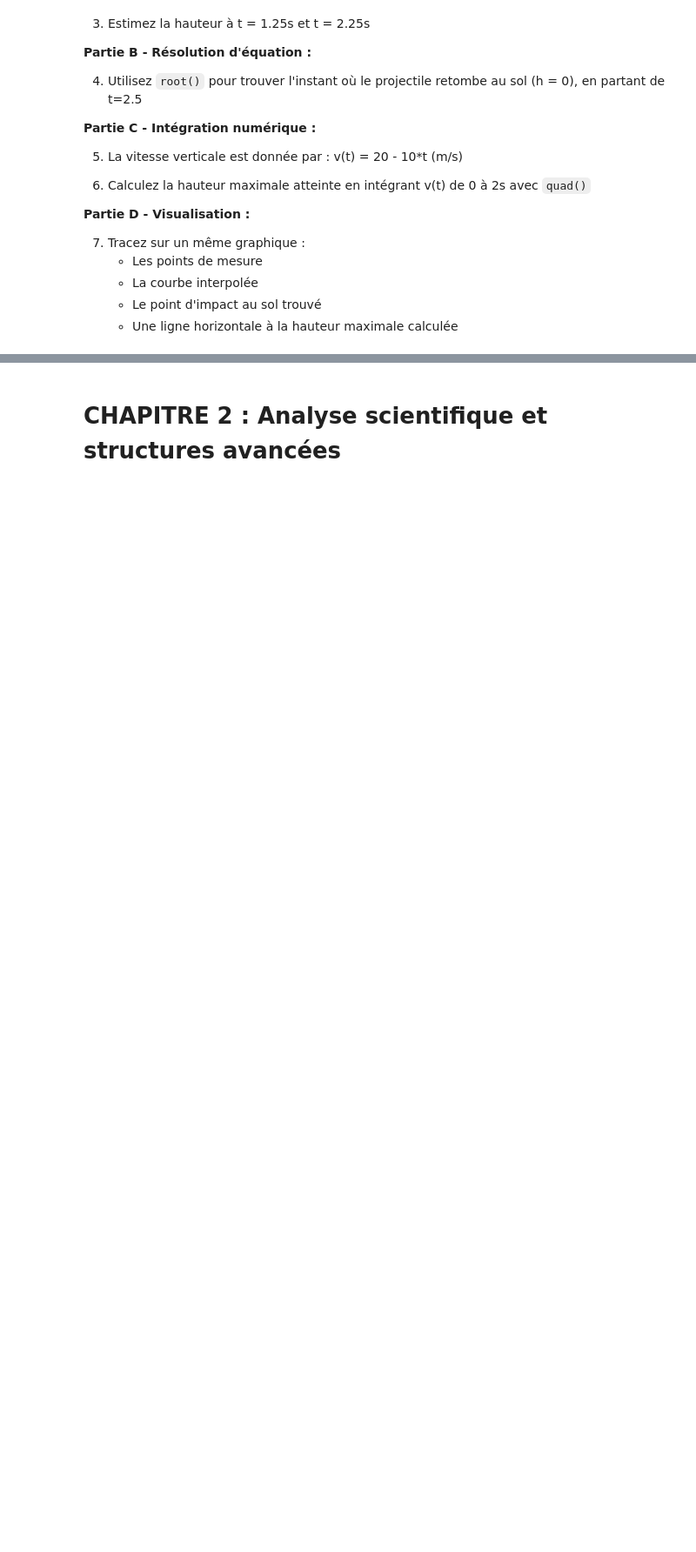
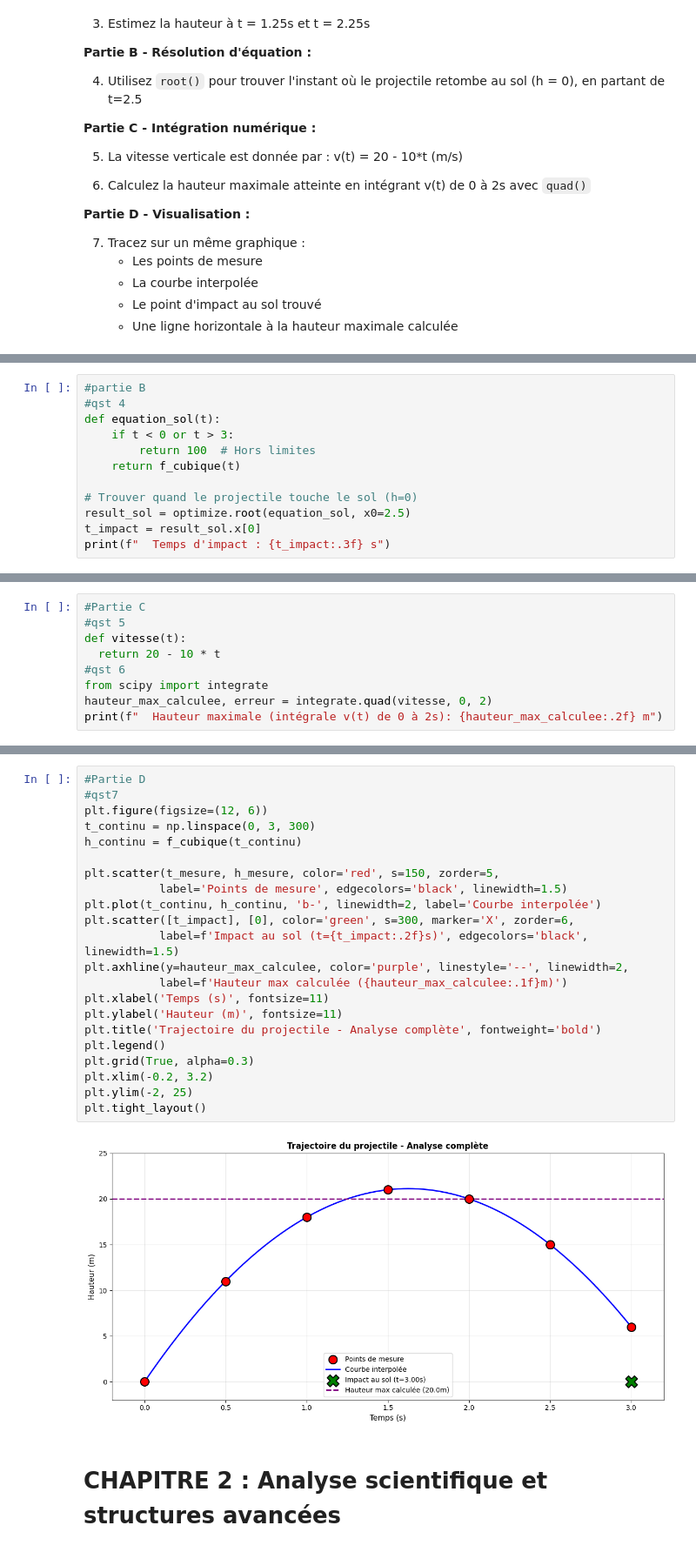
Before and after one commit to USMS-FPK-IA-GI-2025/controle-01-numpy-and-matplotlib-iris-SLebriz2002, a Jupyter notebook: exercices/exercices-pratiques-scipy.ipynb, the cells around one changed output, grey strips where cells are left out. Shown at 87% size. Drawn from its saved outputs; the diff is of its cells as text; blank space fills up the shorter version.

```diff
--- a/exercices/exercices-pratiques-scipy.ipynb
+++ b/exercices/exercices-pratiques-scipy.ipynb
@@ -363,0 +481,12 @@ Vous étudiez le mouvement d'un projectile. Ce problème mobilise plusieurs modu
+# %%
+#partie B
+#qst 4
+def equation_sol(t):
+    if t < 0 or t > 3:
+        return 100  # Hors limites
+    return f_cubique(t)
+
+# Trouver quand le projectile touche le sol (h=0)
+result_sol = optimize.root(equation_sol, x0=2.5)
+t_impact = result_sol.x[0]
+print(f"  Temps d'impact : {t_impact:.3f} s")
@@ -363,0 +495,9 @@ Vous étudiez le mouvement d'un projectile. Ce problème mobilise plusieurs modu
+# %%
+#Partie C
+#qst 5
+def vitesse(t):
+  return 20 - 10 * t
+#qst 6
+from scipy import integrate
+hauteur_max_calculee, erreur = integrate.quad(vitesse, 0, 2)
+print(f"  Hauteur maximale (intégrale v(t) de 0 à 2s): {hauteur_max_calculee:.2f} m")
@@ -364,3 +506,27 @@ Vous étudiez le mouvement d'un projectile. Ce problème mobilise plusieurs modu
+# %%
+#Partie D
+#qst7
+plt.figure(figsize=(12, 6))
+t_continu = np.linspace(0, 3, 300)
+h_continu = f_cubique(t_continu)
+
+plt.scatter(t_mesure, h_mesure, color='red', s=150, zorder=5,
+           label='Points de mesure', edgecolors='black', linewidth=1.5)
+plt.plot(t_continu, h_continu, 'b-', linewidth=2, label='Courbe interpolée')
+plt.scatter([t_impact], [0], color='green', s=300, marker='X', zorder=6,
+           label=f'Impact au sol (t={t_impact:.2f}s)', edgecolors='black', linewidth=1.5)
+plt.axhline(y=hauteur_max_calculee, color='purple', linestyle='--', linewidth=2,
+           label=f'Hauteur max calculée ({hauteur_max_calculee:.1f}m)')
+plt.xlabel('Temps (s)', fontsize=11)
+plt.ylabel('Hauteur (m)', fontsize=11)
+plt.title('Trajectoire du projectile - Analyse complète', fontweight='bold')
+plt.legend()
+plt.grid(True, alpha=0.3)
+plt.xlim(-0.2, 3.2)
+plt.ylim(-2, 25)
+plt.tight_layout()
+# %% [output]
+[figure, added]
 # %% [markdown]
 # CHAPITRE 2 : Analyse scientifique et structures avancées
 # %% [markdown]
```
Also changed, not shown: parts of 74 cells of this notebook.
